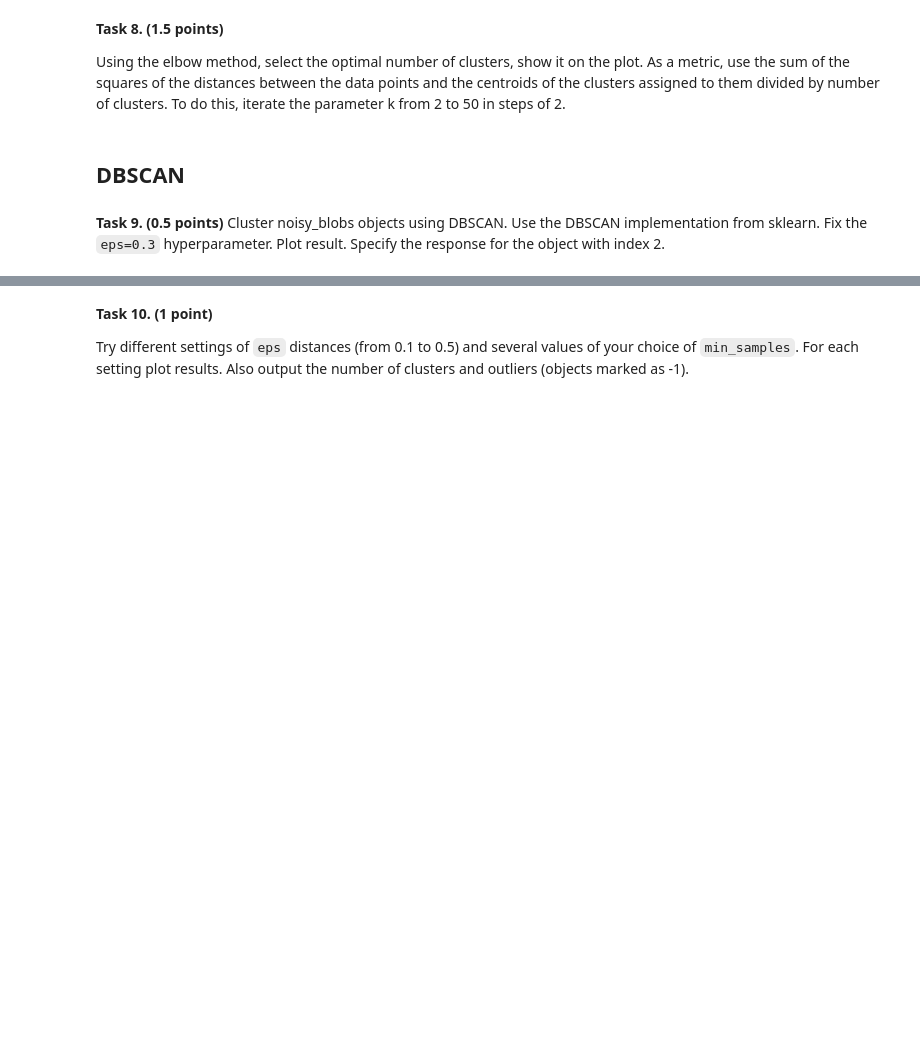
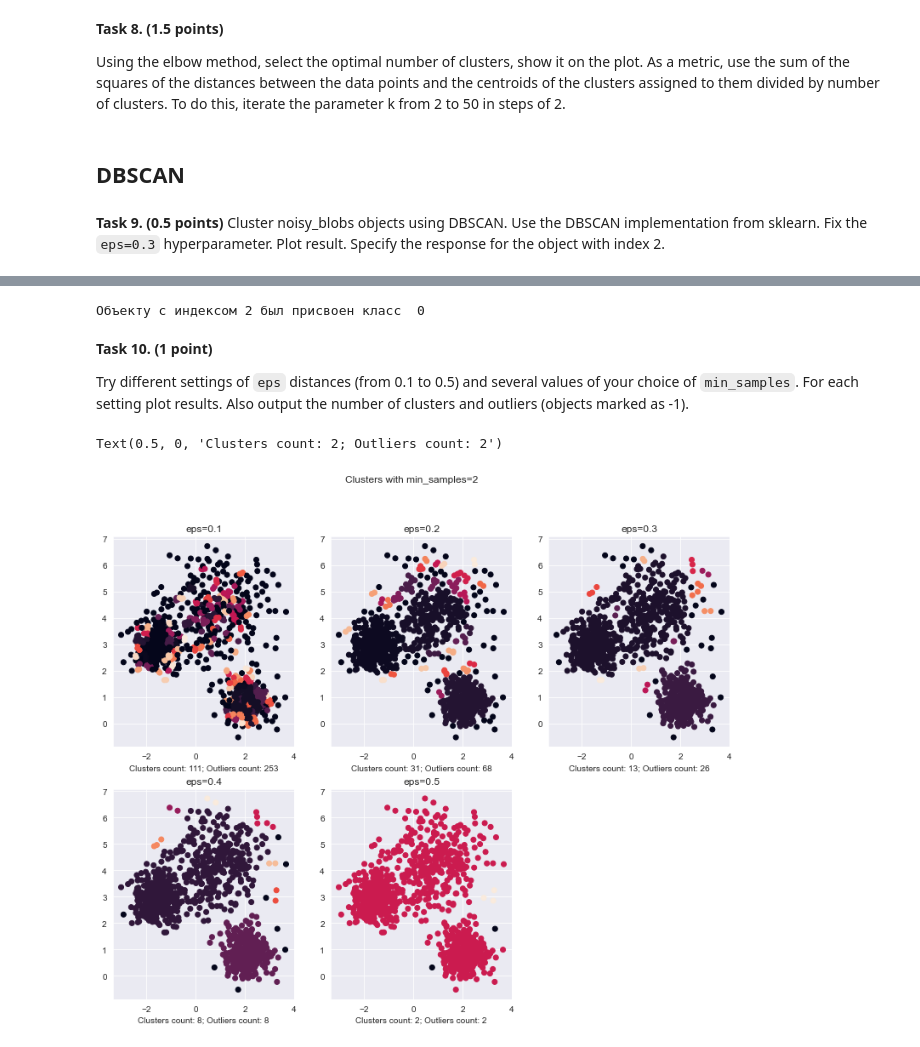
Before and after one commit to shmelzz/data_analysis, a Jupyter notebook: hw5/ml_hw5_Shelemekh_206.ipynb, the cells around one changed output, grey strips where cells are left out. Drawn from its saved outputs; the diff is of its cells as text; code cells hidden in the pictures; blank space fills up the shorter version.

```diff
--- a/hw5/ml_hw5_Shelemekh_206.ipynb
+++ b/hw5/ml_hw5_Shelemekh_206.ipynb
@@ -303,3 +331,7 @@ Using the elbow method, select the optimal number of clusters, show it on the pl
+# %%
+print('Объекту с индексом 2 был присвоен класс ', y_pred[2])
+# %% [output]
+Объекту с индексом 2 был присвоен класс  0
 # %% [markdown]
 **Task 10. <a id="task8"></a> (1 point)**
 
@@ -308,0 +339,46 @@
+# %%
+def get_clusters_and_outliers(predictions):
+    clusters_count = len(set(predictions)) - 1
+    outliers_count = len(predictions[predictions == -1])
+    return "Clusters count: {}; Outliers count: {}".format(clusters_count, outliers_count)
+# %%
+plt.figure(1, figsize=(13,10))
+plt.suptitle('Clusters with min_samples=2')
+
+plt.subplot(231)
+clusterer = cluster.DBSCAN(eps=0.1, min_samples=2)
+y_pred = clusterer.fit_predict(X)
+plt.scatter(X[:,0], X[:,1], c=y_pred)
+plt.title('eps=0.1')
+plt.xlabel(get_clusters_and_outliers(y_pred))
+
+plt.subplot(232)
+clusterer = cluster.DBSCAN(eps=0.2, min_samples=2)
+y_pred = clusterer.fit_predict(X)
+plt.scatter(X[:,0], X[:,1], c=y_pred)
+plt.title('eps=0.2')
+plt.xlabel(get_clusters_and_outliers(y_pred))
+
+plt.subplot(233)
+clusterer = cluster.DBSCAN(eps=0.3, min_samples=2)
+y_pred = clusterer.fit_predict(X)
+plt.scatter(X[:,0], X[:,1], c=y_pred)
+plt.title('eps=0.3')
+plt.xlabel(get_clusters_and_outliers(y_pred))
+
+plt.subplot(234)
+clusterer = cluster.DBSCAN(eps=0.4, min_samples=2)
+y_pred = clusterer.fit_predict(X)
+plt.scatter(X[:,0], X[:,1], c=y_pred)
+plt.title('eps=0.4')
+plt.xlabel(get_clusters_and_outliers(y_pred))
+
+plt.subplot(235)
+clusterer = cluster.DBSCAN(eps=0.5, min_samples=2)
+y_pred = clusterer.fit_predict(X)
+plt.scatter(X[:,0], X[:,1], c=y_pred)
+plt.title('eps=0.5')
+plt.xlabel(get_clusters_and_outliers(y_pred))
+# %% [output]
+Text(0.5, 0, 'Clusters count: 2; Outliers count: 2')
+[figure, added]
```
Also changed, not shown: parts of 16 cells of this notebook.
